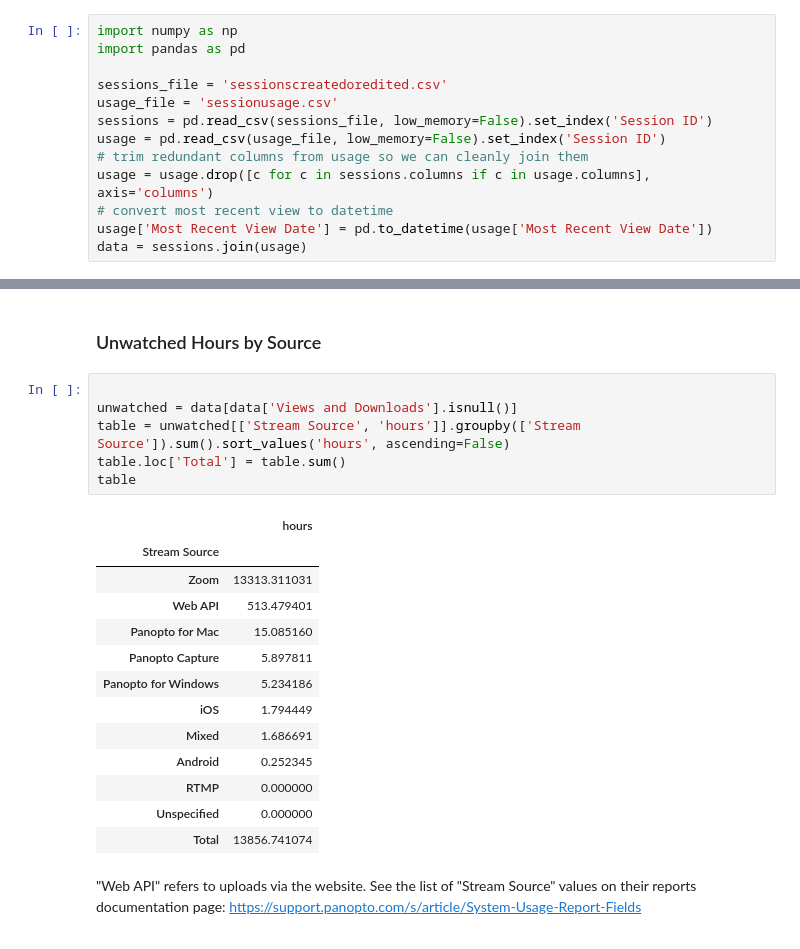
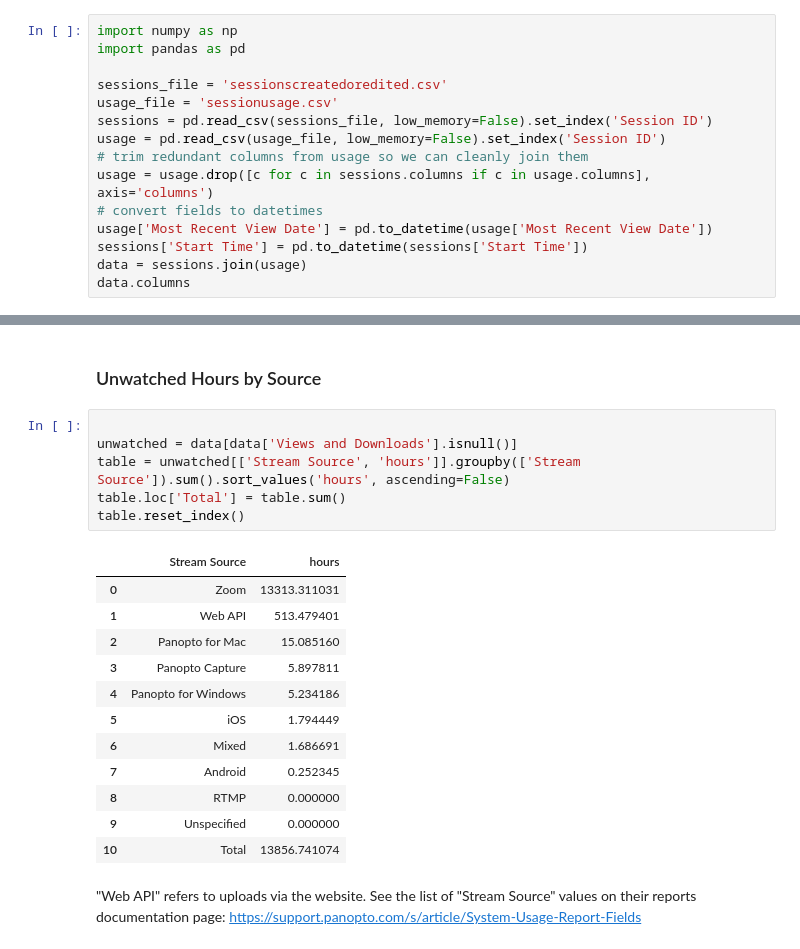
Before and after one commit to cca/panopto-session-data, a Jupyter notebook: notes.ipynb, the cells around one changed output, grey strips where cells are left out. Cells and saved outputs as stored; diff of their text form.

```diff
--- a/notes.ipynb
+++ b/notes.ipynb
@@ -12,6 +12,8 @@ sessions = pd.read_csv(sessions_file, low_memory=False).set_index('Session ID')
 usage = pd.read_csv(usage_file, low_memory=False).set_index('Session ID')
 # trim redundant columns from usage so we can cleanly join them
 usage = usage.drop([c for c in sessions.columns if c in usage.columns], axis='columns')
-# convert most recent view to datetime
+# convert fields to datetimes
 usage['Most Recent View Date'] = pd.to_datetime(usage['Most Recent View Date'])
+sessions['Start Time'] = pd.to_datetime(sessions['Start Time'])
 data = sessions.join(usage)
+data.columns
@@ -58,23 +68,22 @@ table
 # %%
 
 unwatched = data[data['Views and Downloads'].isnull()]
 table = unwatched[['Stream Source', 'hours']].groupby(['Stream Source']).sum().sort_values('hours', ascending=False)
 table.loc['Total'] = table.sum()
-table
+table.reset_index()
 # %% [output]
-|  | hours |
-| Stream Source |  |
-| Zoom | 13313.311031 |
-| Web API | 513.479401 |
-| Panopto for Mac | 15.085160 |
-| Panopto Capture | 5.897811 |
-| Panopto for Windows | 5.234186 |
-| iOS | 1.794449 |
-| Mixed | 1.686691 |
-| Android | 0.252345 |
-| RTMP | 0.000000 |
-| Unspecified | 0.000000 |
-| Total | 13856.741074 |
+|  | Stream Source | hours |
+| 0 | Zoom | 13313.311031 |
+| 1 | Web API | 513.479401 |
+| 2 | Panopto for Mac | 15.085160 |
+| 3 | Panopto Capture | 5.897811 |
+| 4 | Panopto for Windows | 5.234186 |
+| 5 | iOS | 1.794449 |
+| 6 | Mixed | 1.686691 |
+| 7 | Android | 0.252345 |
+| 8 | RTMP | 0.000000 |
+| 9 | Unspecified | 0.000000 |
+| 10 | Total | 13856.741074 |
 # %% [markdown]
 "Web API" refers to uploads via the website. See the list of "Stream Source" values on their reports documentation page: https://support.panopto.com/s/article/System-Usage-Report-Fields
 # %% [markdown]
```
Also changed, not shown: parts of 21 cells of this notebook.
